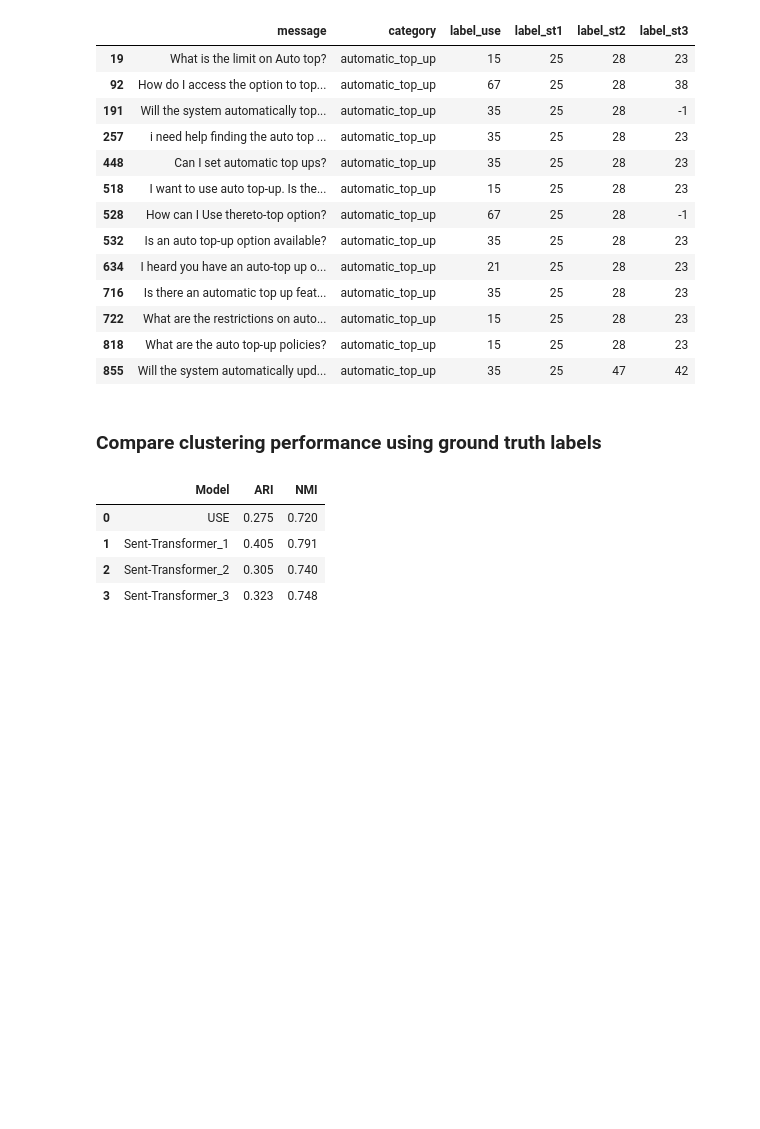
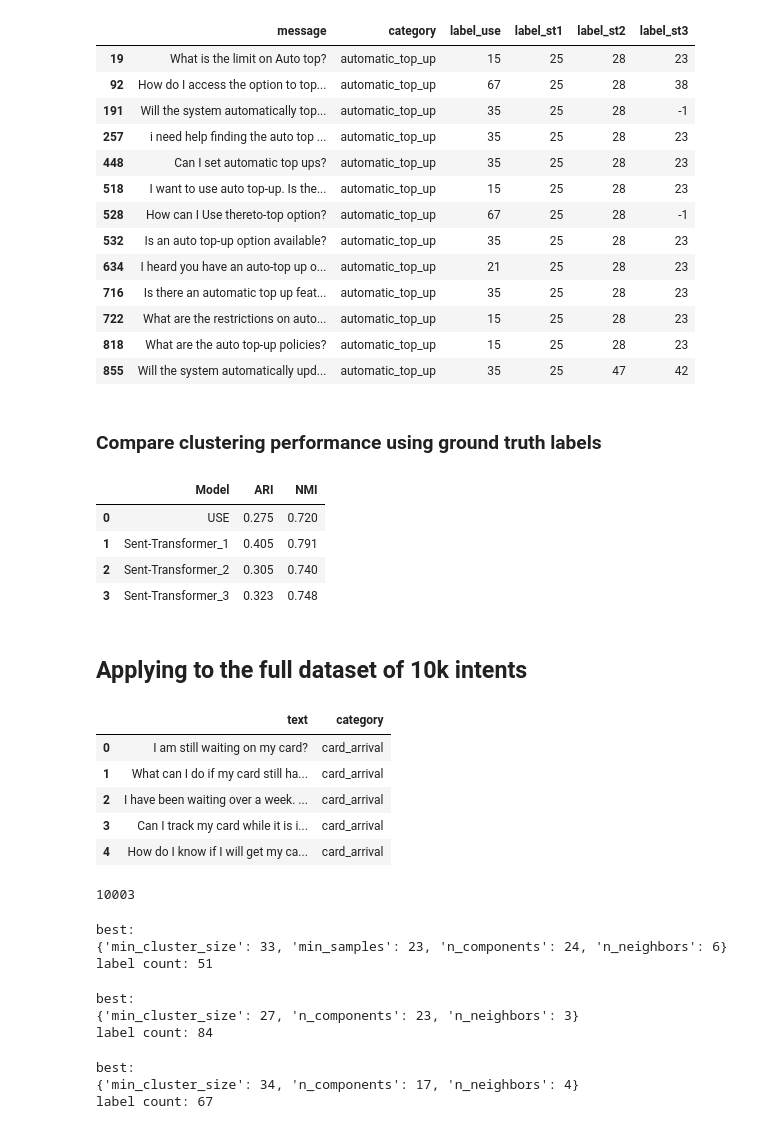
Before and after one commit to dborrelli/chat-intents, a Jupyter notebook: notebooks/05-use.ipynb, the cells around one changed output. Saved outputs shown, nothing was run; the diff lists cells and outputs as text; code cells hidden in the pictures; blank space fills up the shorter version.

```diff
--- a/notebooks/05-use.ipynb
+++ b/notebooks/05-use.ipynb
@@ -420,3 +476,20 @@ comparison_table(model_dict, results_df)
 | 1 | Sent-Transformer_1 | 0.405 | 0.791 |
 | 2 | Sent-Transformer_2 | 0.305 | 0.740 |
 | 3 | Sent-Transformer_3 | 0.323 | 0.748 |
+# %% [markdown]
+## Applying to the full dataset of 10k intents
+# %%
+data_full = pd.read_csv('../data/raw/train.csv')
+data_full.head()
+# %% [output]
+|  | text | category |
+| 0 | I am still waiting on my card? | card_arrival |
+| 1 | What can I do if my card still ha... | card_arrival |
+| 2 | I have been waiting over a week. ... | card_arrival |
+| 3 | Can I track my card while it is i... | card_arrival |
+| 4 | How do I know if I will get my ca... | card_arrival |
+# %%
+all_intents_full = list(data_full['text'])
+len(all_intents_full)
+# %% [output]
+10003
@@ -422,0 +501,18 @@ comparison_table(model_dict, results_df)
+# %%
+best_params_use, trials_use = bayesian_search(embeddings_use, max_evals=100)
+# %% [output]
+best:
+{'min_cluster_size': 33, 'min_samples': 23, 'n_components': 24, 'n_neighbors': 6}
+label count: 51
+# %%
+best_params_use, trials_use = bayesian_search(embeddings_use, max_evals=100)
+# %% [output]
+best:
+{'min_cluster_size': 27, 'n_components': 23, 'n_neighbors': 3}
+label count: 84
+# %%
+best_params_st1, trials_st1 = bayesian_search(embeddings_st1, max_evals=100)
+# %% [output]
+best:
+{'min_cluster_size': 34, 'n_components': 17, 'n_neighbors': 4}
+label count: 67
```
Also changed, not shown: parts of 30 cells of this notebook.
